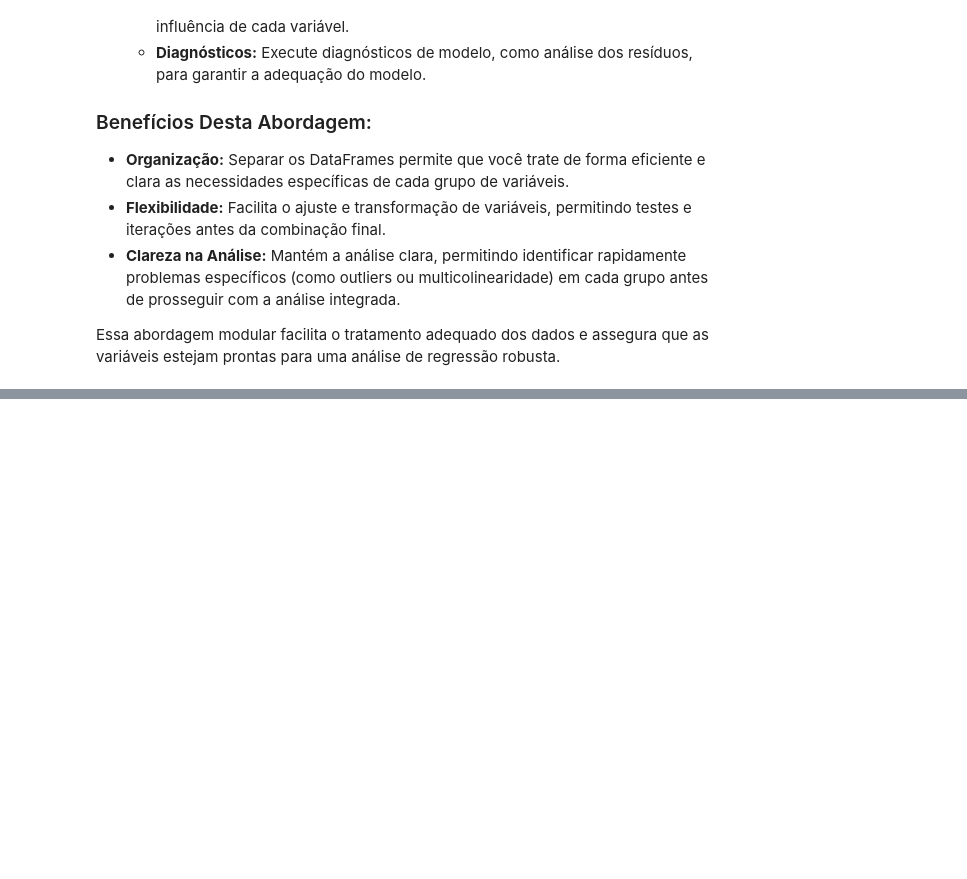
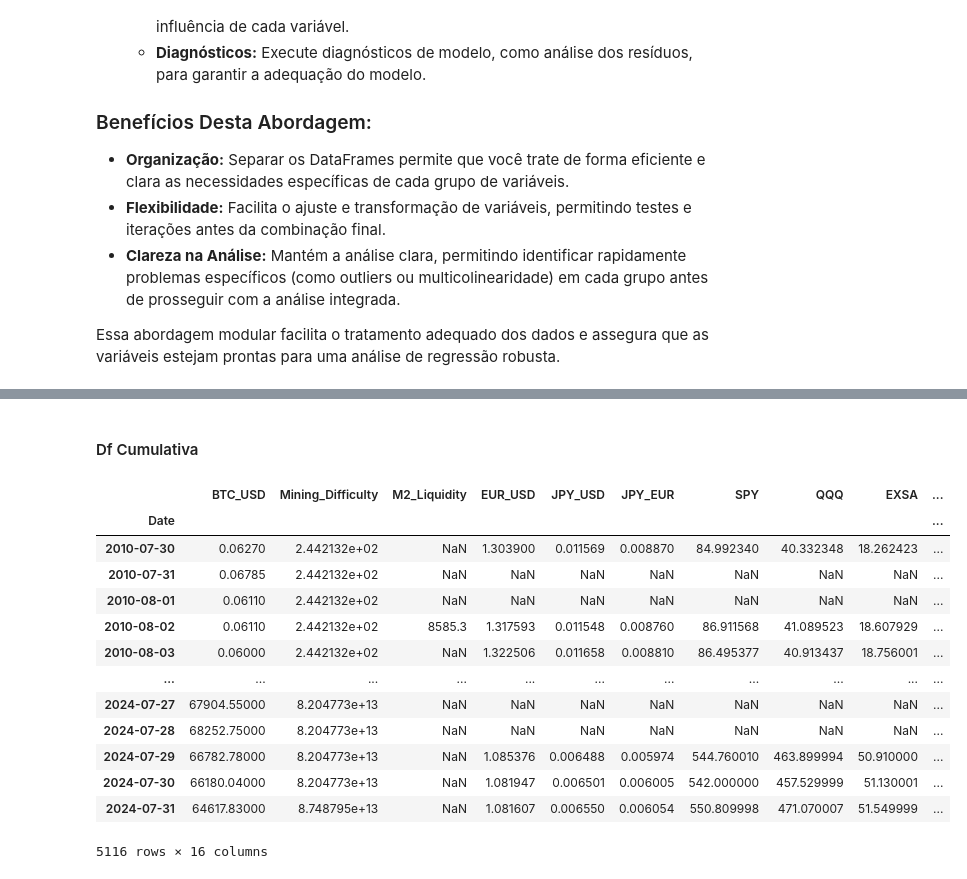
Before and after one commit to notp1ssed/ProjetoFinal-PosGraduacaoEngenhariaFinanceira, a Jupyter notebook: projeto_download_join_data.ipynb, the cells around one changed output, grey strips where cells are left out. Drawn from its saved outputs; the diff is of its cells as text; code cells hidden in the pictures; blank space fills up the shorter version.

```diff
--- a/projeto_download_join_data.ipynb
+++ b/projeto_download_join_data.ipynb
@@ -478,0 +522,23 @@ Essa abordagem modular facilita o tratamento adequado dos dados e assegura que a
+# %% [markdown]
+#### Df Cumulativa
+# %%
+# DF cumulativa
+
+cumulative_df = opencsv.copy()
+cumulative_df.drop(columns=["USD_OnChain_Volume", "Nr_Transactions", "Nr_Addresses", "BTC_PageViews", "Crypto_PageViews"], inplace=True)
+cumulative_df
+# %% [output]
+|  | BTC_USD | Mining_Difficulty | M2_Liquidity | EUR_USD | JPY_USD | JPY_EUR | SPY | QQQ | EXSA | ... |
+| Date |  |  |  |  |  |  |  |  |  | ... |
+| 2010-07-30 | 0.06270 | 2.442132e+02 | NaN | 1.303900 | 0.011569 | 0.008870 | 84.992340 | 40.332348 | 18.262423 | ... |
+| 2010-07-31 | 0.06785 | 2.442132e+02 | NaN | NaN | NaN | NaN | NaN | NaN | NaN | ... |
+| 2010-08-01 | 0.06110 | 2.442132e+02 | NaN | NaN | NaN | NaN | NaN | NaN | NaN | ... |
+| 2010-08-02 | 0.06110 | 2.442132e+02 | 8585.3 | 1.317593 | 0.011548 | 0.008760 | 86.911568 | 41.089523 | 18.607929 | ... |
+| 2010-08-03 | 0.06000 | 2.442132e+02 | NaN | 1.322506 | 0.011658 | 0.008810 | 86.495377 | 40.913437 | 18.756001 | ... |
+| ... | ... | ... | ... | ... | ... | ... | ... | ... | ... | ... |
+| 2024-07-27 | 67904.55000 | 8.204773e+13 | NaN | NaN | NaN | NaN | NaN | NaN | NaN | ... |
+| 2024-07-28 | 68252.75000 | 8.204773e+13 | NaN | NaN | NaN | NaN | NaN | NaN | NaN | ... |
+| 2024-07-29 | 66782.78000 | 8.204773e+13 | NaN | 1.085376 | 0.006488 | 0.005974 | 544.760010 | 463.899994 | 50.910000 | ... |
+| 2024-07-30 | 66180.04000 | 8.204773e+13 | NaN | 1.081947 | 0.006501 | 0.006005 | 542.000000 | 457.529999 | 51.130001 | ... |
+| 2024-07-31 | 64617.83000 | 8.748795e+13 | NaN | 1.081607 | 0.006550 | 0.006054 | 550.809998 | 471.070007 | 51.549999 | ... |
+5116 rows × 16 columns
```
Also changed, not shown: parts of 13 cells of this notebook, 4 other files.
